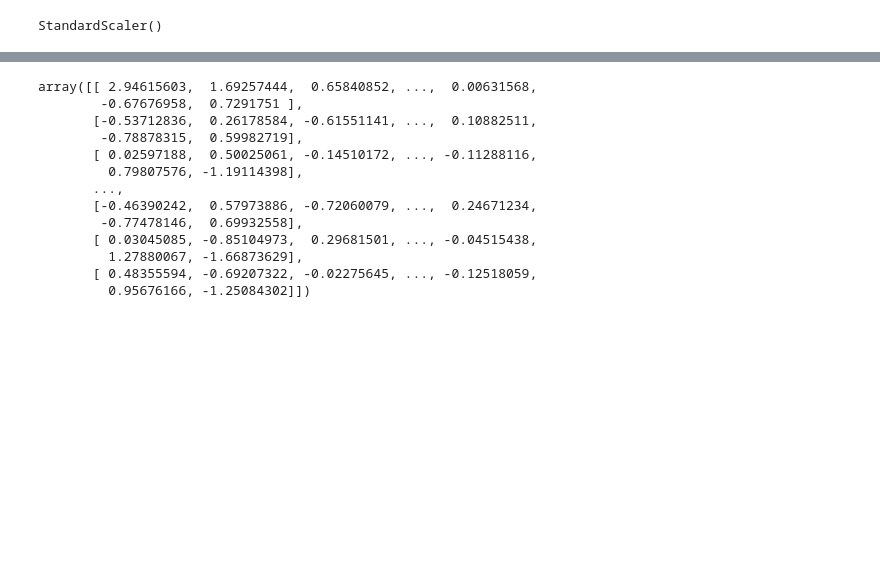
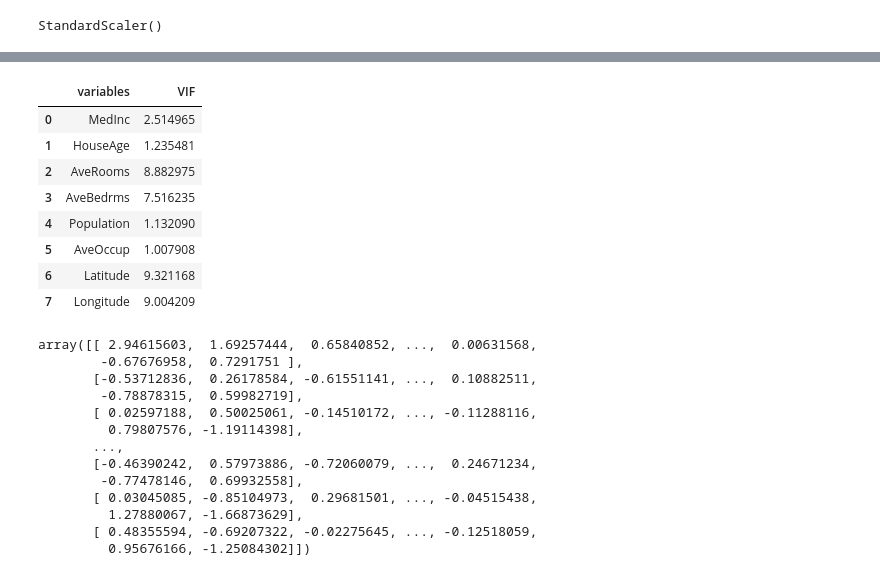
Before and after one commit to demohari/test1, a Jupyter notebook: Linear_Regression.ipynb, the cells around one changed output, grey strips where cells are left out. Cells and saved outputs as stored; diff of their text form; code cells hidden in the pictures; blank space fills up the shorter version.

```diff
--- a/Linear_Regression.ipynb
+++ b/Linear_Regression.ipynb
@@ -252,3 +272,27 @@ X_train=scaler.fit_transform(X_train)
+# %%
+from statsmodels.stats.outliers_influence import variance_inflation_factor
+
+def calc_vif(X):
+
+    # Calculating VIF
+    vif = pd.DataFrame()
+    vif["variables"] = df_scaled.columns
+    vif["VIF"] = [variance_inflation_factor(X.values, i) for i in range(X.shape[1])]
+
+    return(vif)
+#X = df.iloc[:,:-1]
+X = df_scaled
+calc_vif(X)
+# %% [output]
+|  | variables | VIF |
+| 0 | MedInc | 2.514965 |
+| 1 | HouseAge | 1.235481 |
+| 2 | AveRooms | 8.882975 |
+| 3 | AveBedrms | 7.516235 |
+| 4 | Population | 1.132090 |
+| 5 | AveOccup | 1.007908 |
+| 6 | Latitude | 9.321168 |
+| 7 | Longitude | 9.004209 |
 # %%
 X_train
 # %% [output]
```
Also changed, not shown: parts of 12 cells of this notebook, 3 other files.
